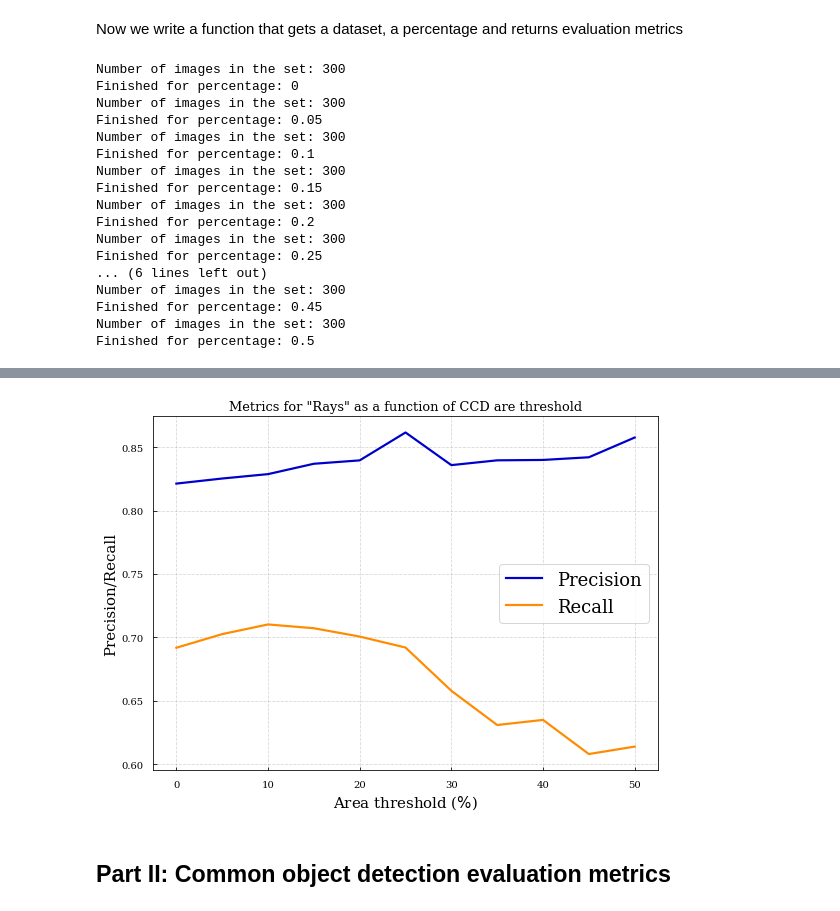
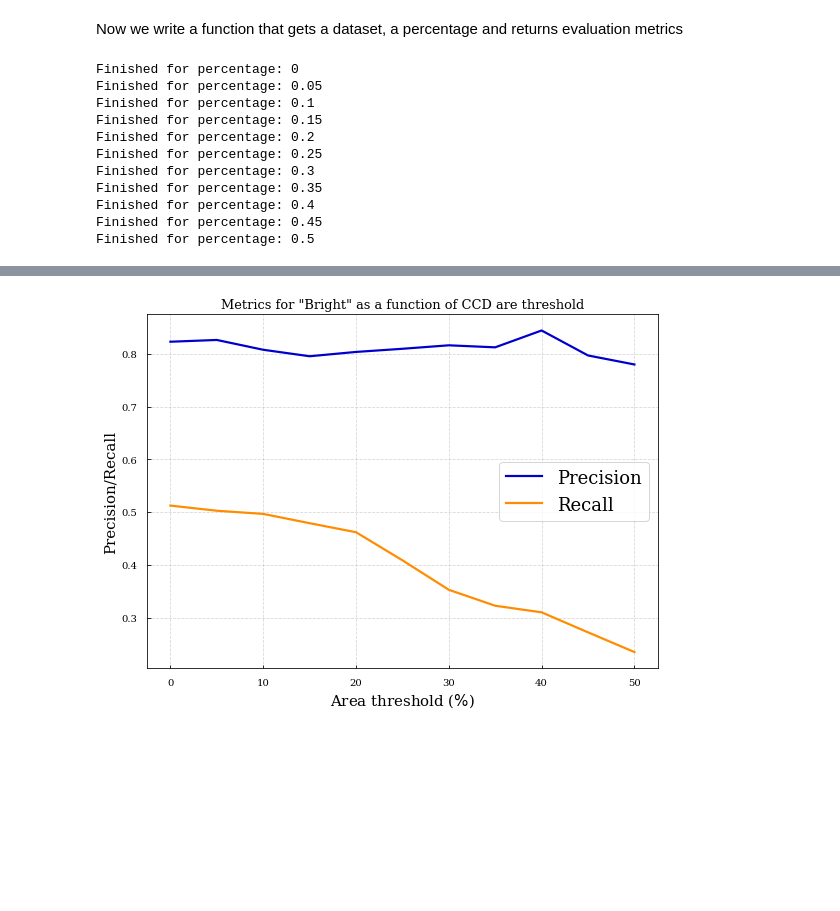
Before and after one commit to dtanoglidis/DeepGhostBusters, a Jupyter notebook: Inference_and_Evaluation.ipynb, the cells around one changed output, grey strips where cells are left out. Drawn from its saved outputs; the diff is of its cells as text; code cells hidden in the pictures; blank space fills up the shorter version.

```diff
--- a/Inference_and_Evaluation.ipynb
+++ b/Inference_and_Evaluation.ipynb
@@ -332,8 +340,13 @@ First define a function that creates masks for the three types of ghost,
 - Returns an $400\times 400$ mask for each type of ghost
 # %%
 # Define function that creates mask for the Ghosts
-def masking(regions,n_ghosts):
+def masking(regions,n_ghosts,get_masks=True):
+  """
+  Inputs:
 
+  Outputs:
+
+  """
   #Initialize three different masks - one for each type of ghosts
   X_mask_rays = np.zeros([400,400])
   X_mask_bright = np.zeros([400,400])
@@ -384,6 +397,11 @@ def masking(regions,n_ghosts):
 
   # ===========================================================
   # ===========================================================
+  if (get_masks==False):
+    # In this case you don't return the mask; just the matrices
+    return X_mask_rays, X_mask_bright, X_mask_faint
+
+
   X_mask_rays = ma.masked_where(X_mask_rays<1, X_mask_rays)
   X_mask_bright = ma.masked_where(X_mask_bright<1, X_mask_bright)
   X_mask_faint = ma.masked_where(X_mask_faint<1, X_mask_faint)
@@ -562,27 +580,21 @@ rec_ray_per = np.zeros(len(perc))
 for i in range(len(perc)):
   metrics_loc = evaluation_CCD("Test_set", perc[i])
 
-  prec_ray_per[i] = metrics_loc[0]
-  rec_ray_per[i] = metrics_loc[1]
+  prec_ray_per[i] = metrics_loc[2]
+  rec_ray_per[i] = metrics_loc[3]
 
   print("Finished for percentage:",perc[i])
 # %% [output]
-Number of images in the set: 300
 Finished for percentage: 0
-Number of images in the set: 300
 Finished for percentage: 0.05
-Number of images in the set: 300
 Finished for percentage: 0.1
-Number of images in the set: 300
 Finished for percentage: 0.15
-Number of images in the set: 300
 Finished for percentage: 0.2
-Number of images in the set: 300
 Finished for percentage: 0.25
-... (6 lines left out)
-Number of images in the set: 300
+Finished for percentage: 0.3
+Finished for percentage: 0.35
+Finished for percentage: 0.4
 Finished for percentage: 0.45
-Number of images in the set: 300
 Finished for percentage: 0.5
 # %%
 percen = [0,5,10,15,20,25,30,35,40,45,50]
@@ -594,7 +606,7 @@ plt.grid(ls='--',alpha=0.5)
 
 plt.xlabel('Area threshold ($\%$)',fontsize=15)
 plt.ylabel('Precision/Recall',fontsize=15)
-plt.title('Metrics for "Rays" as a function of CCD are threshold',fontsize=13)
+plt.title('Metrics for "Bright" as a function of CCD are threshold',fontsize=13)
 plt.legend(frameon=True, loc='center right', fontsize=18)
 plt.tight_layout()
 
@@ -607,3 +617 @@ plt.show()
-[figure, old version]
+[figure, new version]
-# %% [markdown]
-## Part II: Common object detection evaluation metrics
```
Also changed, not shown: parts of 24 cells of this notebook.
